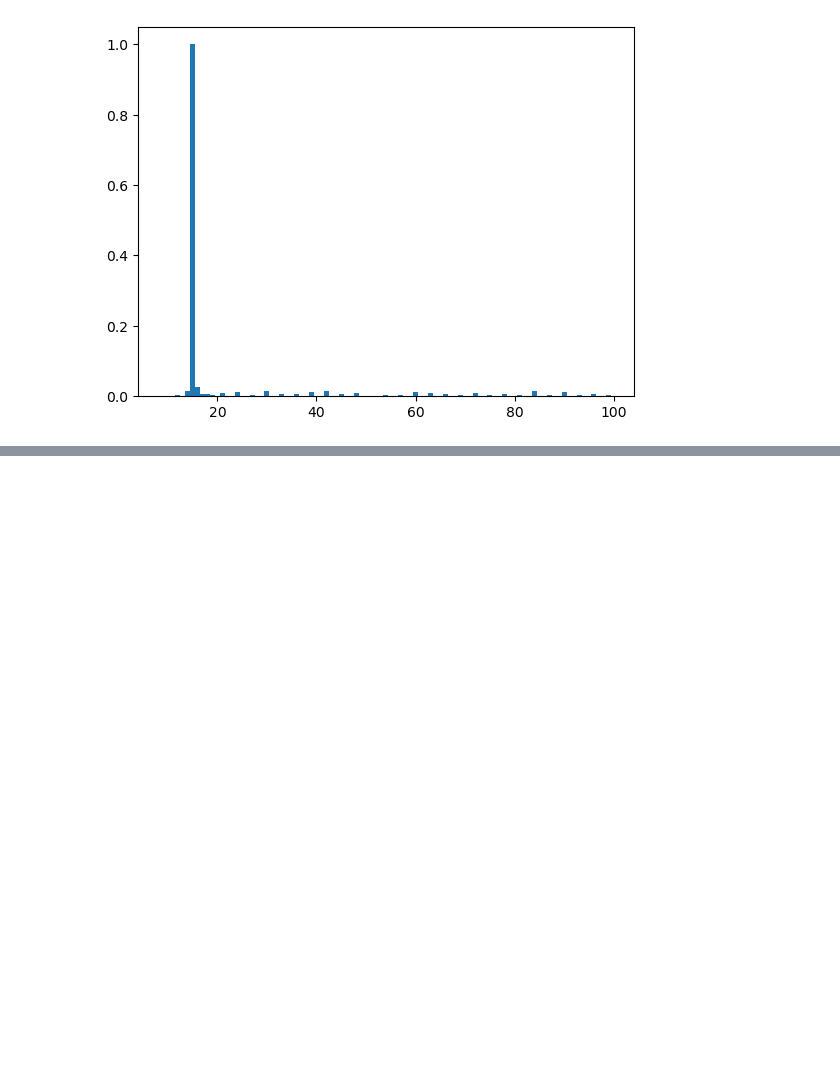
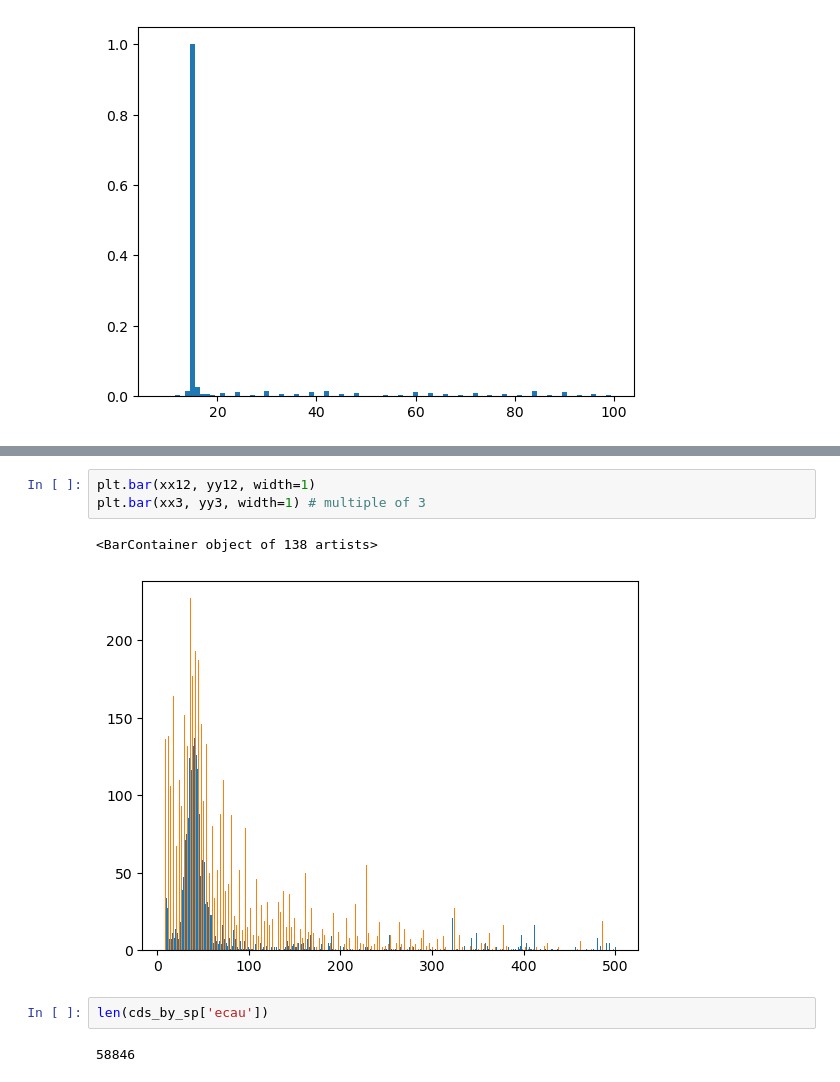
Before and after one commit to Swart-lab/ciliate-introns, a Jupyter notebook: ciliate_intron_distribution.ipynb, the cells around one changed output, grey strips where cells are left out. Cells and saved outputs as stored; diff of their text form; blank space fills up the shorter version.

```diff
--- a/ciliate_intron_distribution.ipynb
+++ b/ciliate_intron_distribution.ipynb
@@ -272,0 +344,10 @@ plt.bar(xx, [y/max(yy) for y in yy], width=1) # empirical
+# %%
+plt.bar(xx12, yy12, width=1)
+plt.bar(xx3, yy3, width=1) # multiple of 3
+# %% [output]
+<BarContainer object of 138 artists>
+[figure, added]
+# %%
+len(cds_by_sp['ecau'])
+# %% [output]
+58846
```
Also changed, not shown: parts of 19 cells of this notebook.
